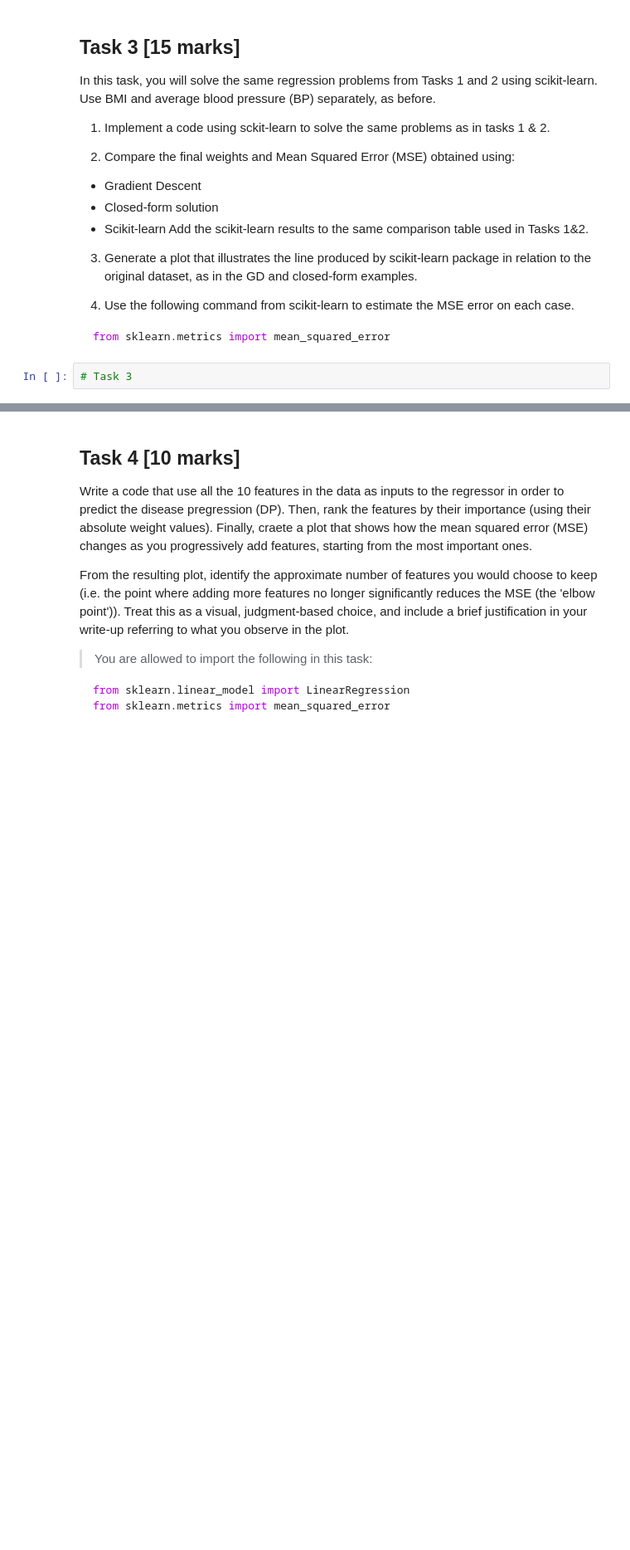
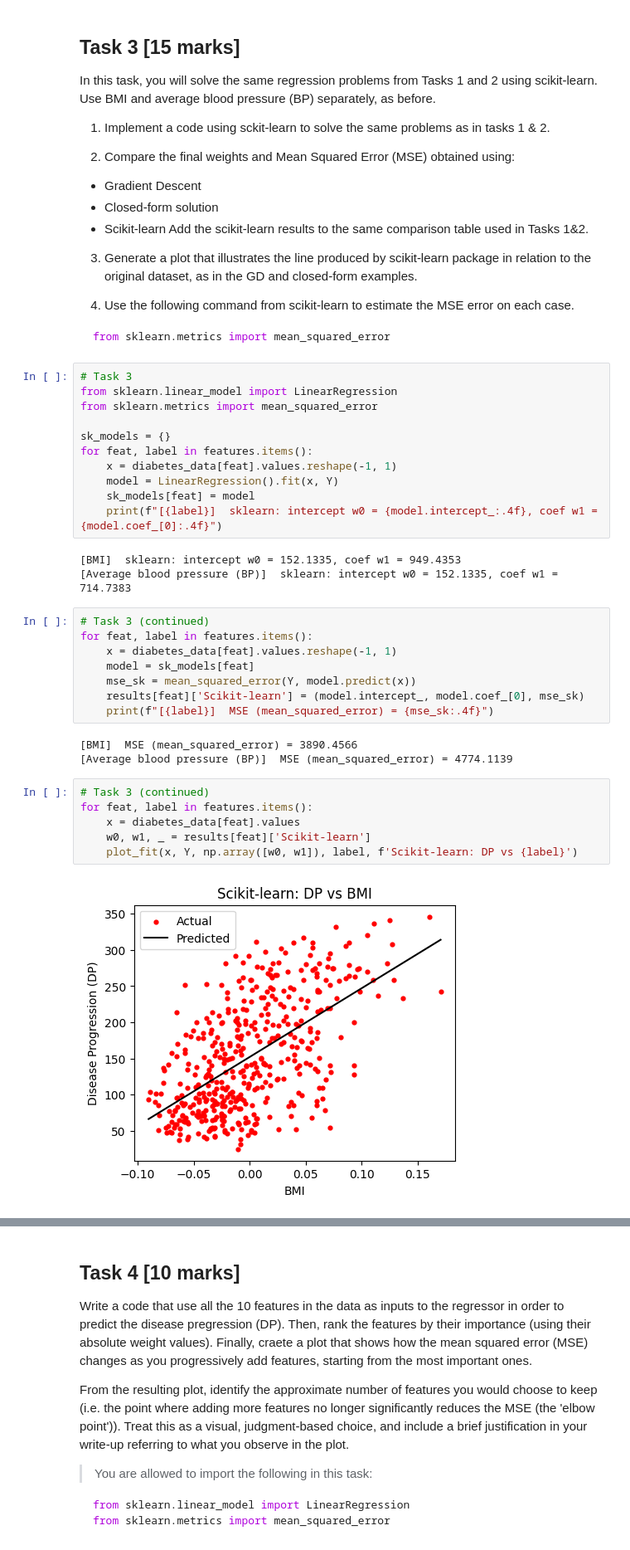
Before and after one commit to Marc0s-ikp/imperial_eee_machine_learning_course-main, a Jupyter notebook: 02_ML_LR.ipynb, the cells around one changed output, grey strips where cells are left out. Shown at 83% size. Saved outputs shown, nothing was run; the diff lists cells and outputs as text; blank space fills up the shorter version.

````diff
--- a/02_ML_LR.ipynb
+++ b/02_ML_LR.ipynb
@@ -363,5 +419,36 @@ In this task, you will solve the same regression problems from Tasks 1 and 2 usi
   ```python
   from sklearn.metrics import mean_squared_error
   ```
-# %%
-# Task 3
+# %%
+# Task 3
+from sklearn.linear_model import LinearRegression
+from sklearn.metrics import mean_squared_error
+
+sk_models = {}
+for feat, label in features.items():
+    x = diabetes_data[feat].values.reshape(-1, 1)
+    model = LinearRegression().fit(x, Y)
+    sk_models[feat] = model
+    print(f"[{label}]  sklearn: intercept w0 = {model.intercept_:.4f}, coef w1 = {model.coef_[0]:.4f}")
+# %% [output]
+[BMI]  sklearn: intercept w0 = 152.1335, coef w1 = 949.4353
+[Average blood pressure (BP)]  sklearn: intercept w0 = 152.1335, coef w1 = 714.7383
+# %%
+# Task 3 (continued)
+for feat, label in features.items():
+    x = diabetes_data[feat].values.reshape(-1, 1)
+    model = sk_models[feat]
+    mse_sk = mean_squared_error(Y, model.predict(x))
+    results[feat]['Scikit-learn'] = (model.intercept_, model.coef_[0], mse_sk)
+    print(f"[{label}]  MSE (mean_squared_error) = {mse_sk:.4f}")
+# %% [output]
+[BMI]  MSE (mean_squared_error) = 3890.4566
+[Average blood pressure (BP)]  MSE (mean_squared_error) = 4774.1139
+# %%
+# Task 3 (continued)
+for feat, label in features.items():
+    x = diabetes_data[feat].values
+    w0, w1, _ = results[feat]['Scikit-learn']
+    plot_fit(x, Y, np.array([w0, w1]), label, f'Scikit-learn: DP vs {label}')
+# %% [output]
+[figure, added]
````
Also changed, not shown: parts of 19 cells of this notebook.
